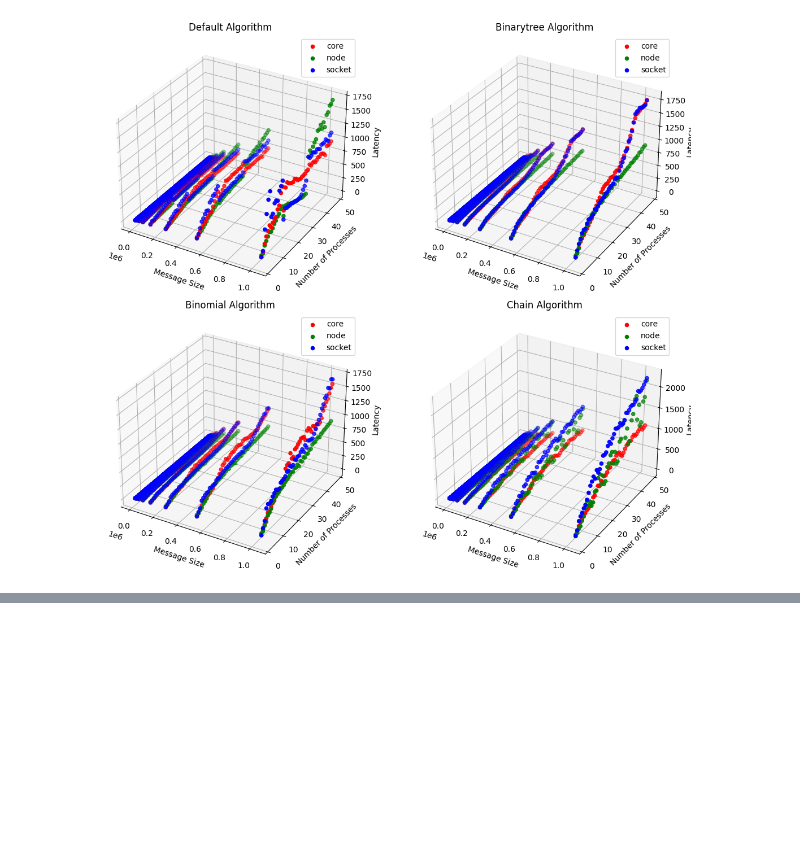
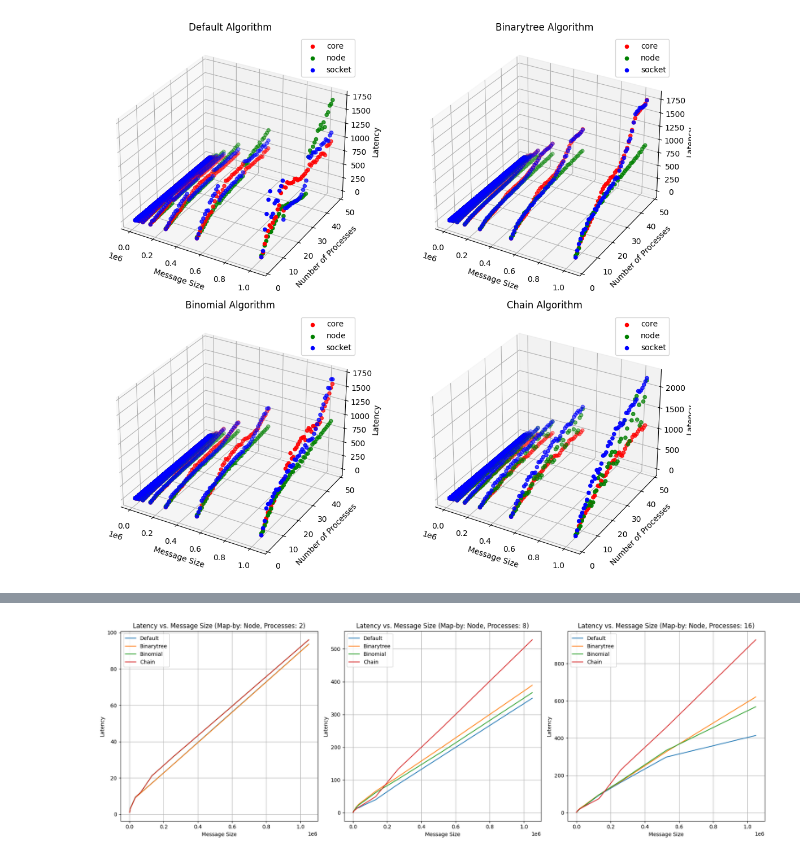
Before and after one commit to mzampar/High_Performance_Computing_2023, a Jupyter notebook: Excercise_1/bcast/results/bcast_analysis.ipynb, the cells around one changed output, grey strips where cells are left out. Drawn from its saved outputs; the diff is of its cells as text; code cells hidden in the pictures; blank space fills up the shorter version.

```diff
--- a/Excercise_1/bcast/results/bcast_analysis.ipynb
+++ b/Excercise_1/bcast/results/bcast_analysis.ipynb
@@ -123,0 +92,25 @@ plt.show()
+# %%
+import matplotlib.pyplot as plt
+
+# Create a figure with 3 subplots (1 row, 3 columns)
+fig, axs = plt.subplots(1, 3, figsize=(18, 6))
+
+# Set the current axes to the first subplot and plot with 2 processes
+plt.sca(axs[0])
+plot_latency_vs_message_size(algorithms, dfs, 'node', 2)
+
+# Set the current axes to the second subplot and plot with 8 processes
+plt.sca(axs[1])
+plot_latency_vs_message_size(algorithms, dfs, 'node', 8)
+
+# Set the current axes to the third subplot and plot with 16 processes
+plt.sca(axs[2])
+plot_latency_vs_message_size(algorithms, dfs, 'node', 16)
+
+# Adjust layout so titles and labels don't overlap
+plt.tight_layout()
+
+# Show the plots
+plt.show()
+# %% [output]
+[figure, added]
```
Also changed, not shown: parts of 10 cells of this notebook, 10 other files.
